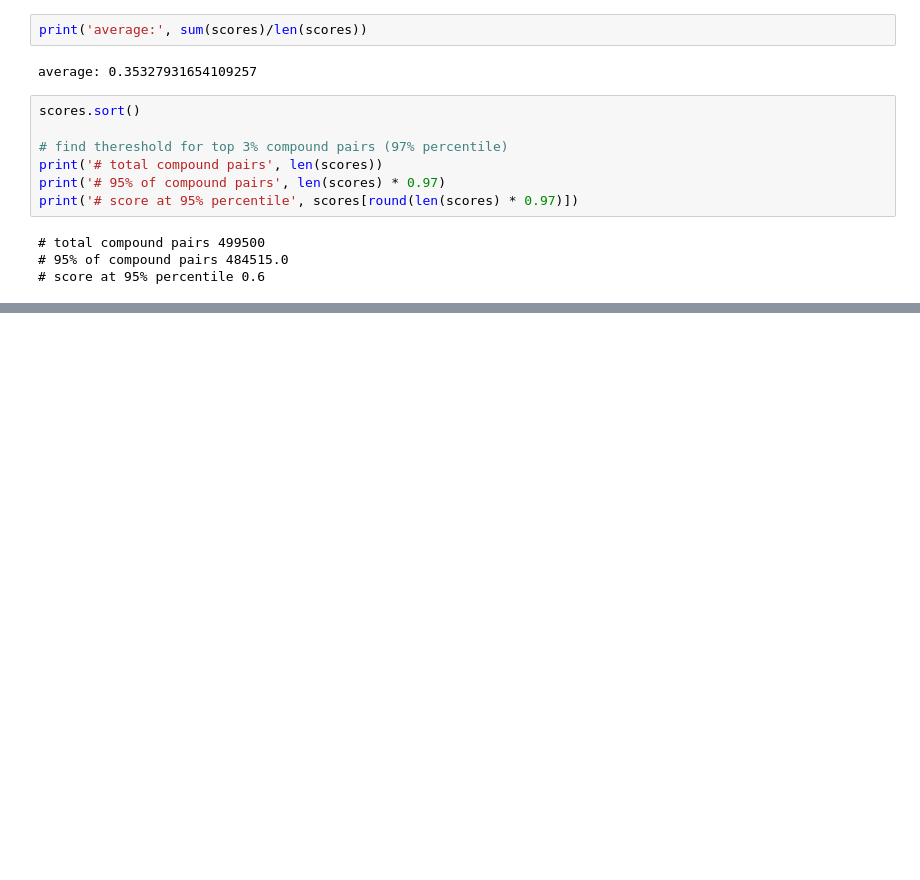
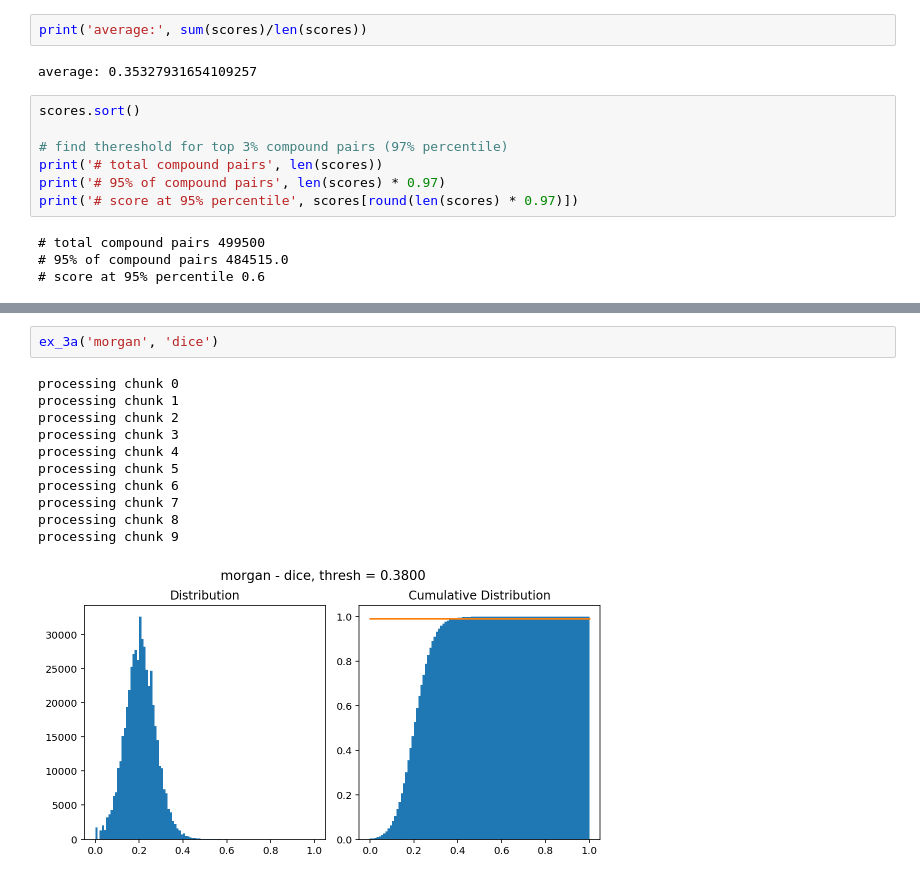
Before and after one commit to eking2/olcc_notebooks, a Jupyter notebook: assignment_6.ipynb, the cells around one changed output, grey strips where cells are left out. Drawn from its saved outputs; the diff is of its cells as text; blank space fills up the shorter version.

```diff
--- a/assignment_6.ipynb
+++ b/assignment_6.ipynb
@@ -434,0 +612,14 @@ print('# score at 95% percentile', scores[round(len(scores) * 0.97)])
+# %%
+ex_3a('morgan', 'dice')
+# %% [output]
+processing chunk 0
+processing chunk 1
+processing chunk 2
+processing chunk 3
+processing chunk 4
+processing chunk 5
+processing chunk 6
+processing chunk 7
+processing chunk 8
+processing chunk 9
+[figure, added]
```
Also changed, not shown: parts of 9 cells of this notebook.
